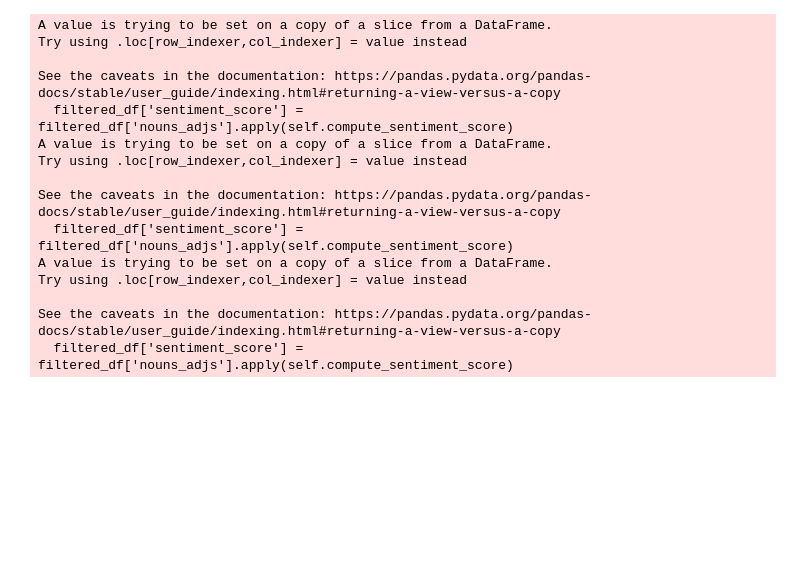
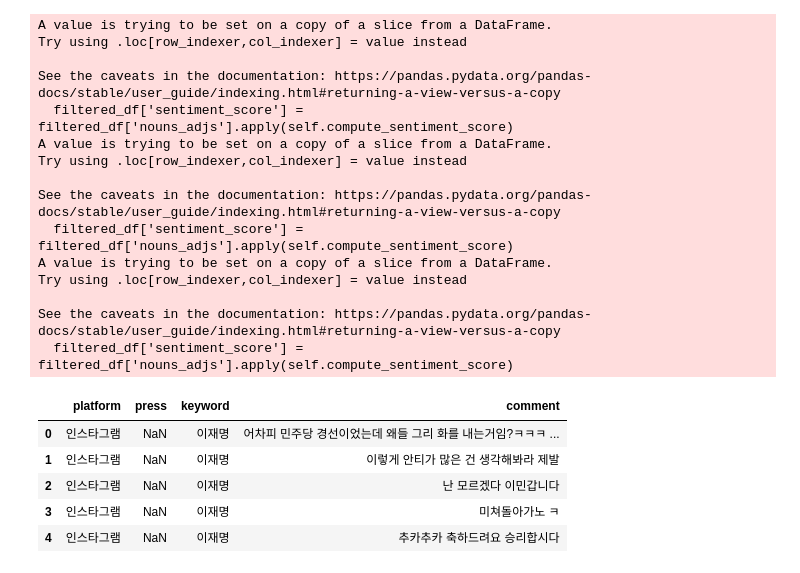
Before and after one commit to Bambamsong/Text_Project, a Jupyter notebook: Insta_gram/anlayze/main.ipynb, the cells around one changed output. Cells and saved outputs as stored; diff of their text form; code cells hidden in the pictures; blank space fills up the shorter version.

```diff
--- a/Insta_gram/anlayze/main.ipynb
+++ b/Insta_gram/anlayze/main.ipynb
@@ -106,0 +109,11 @@ See the caveats in the documentation: https://pandas.pydata.org/pandas-docs/stab
+# %%
+df= pd.read_csv("/home/kang/PythonProject/Project 1./Text_Project/DATA/instagram_comments.csv")
+# %%
+df.head()
+# %% [output]
+|  | platform | press | keyword | comment |
+| 0 | 인스타그램 | NaN | 이재명 | 어차피 민주당 경선이었는데 왜들 그리 화를 내는거임?ㅋㅋㅋ ... |
+| 1 | 인스타그램 | NaN | 이재명 | 이렇게 안티가 많은 건 생각해봐라 제발 |
+| 2 | 인스타그램 | NaN | 이재명 | 난 모르겠다 이민갑니다 |
+| 3 | 인스타그램 | NaN | 이재명 | 미쳐돌아가노 ㅋ |
+| 4 | 인스타그램 | NaN | 이재명 | 추카추카 축하드려요 승리합시다 |
```
Also changed, not shown: parts of 1 cell of this notebook.
